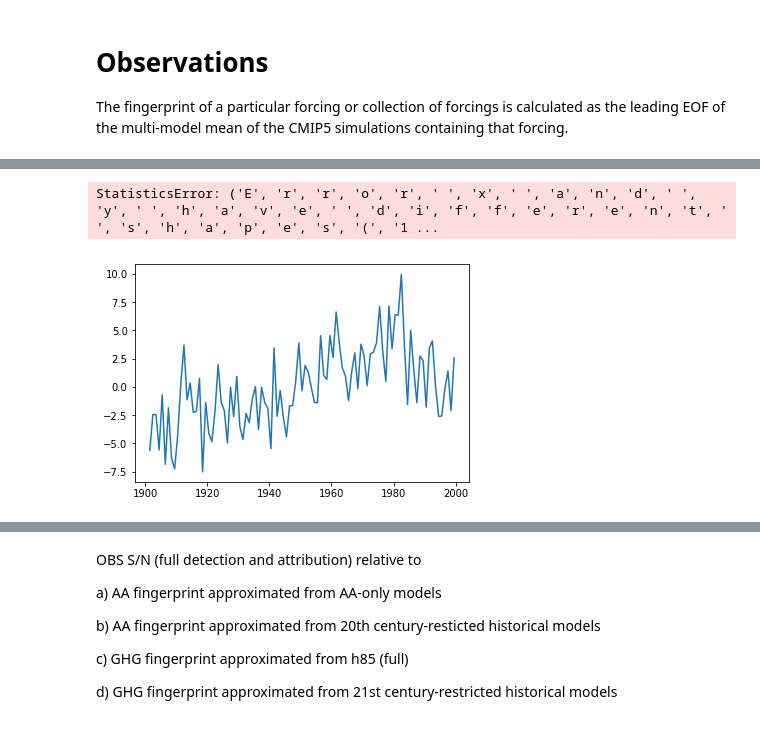
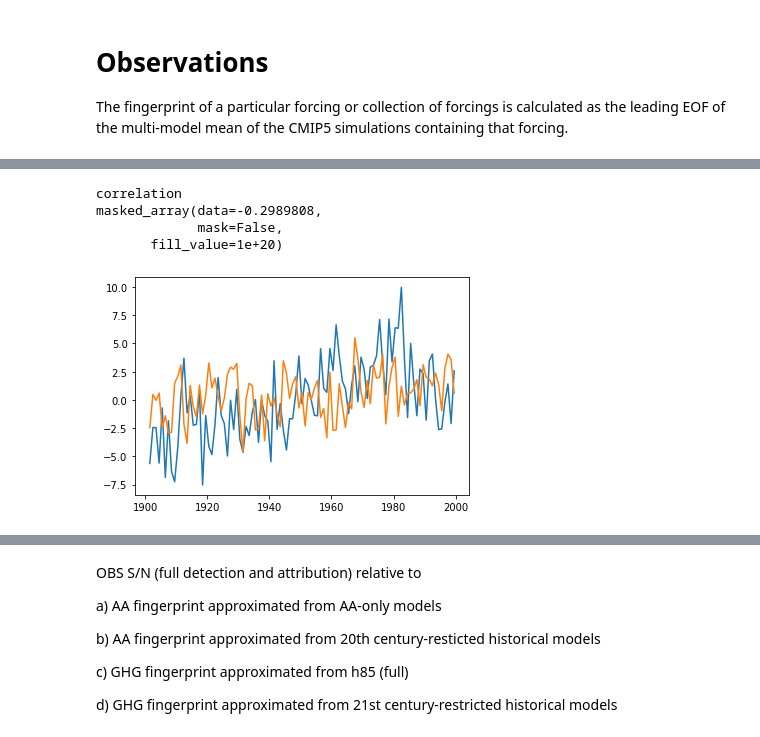
Before and after one commit to katemarvel/Sahel_Code, a Jupyter notebook: SahelFingerprinting-MESS.ipynb, the cells around one changed output, grey strips where cells are left out. Saved outputs shown, nothing was run; the diff lists cells and outputs as text; code cells hidden in the pictures.

```diff
--- a/SahelFingerprinting-MESS.ipynb
+++ b/SahelFingerprinting-MESS.ipynb
@@ -201,6 +201,7 @@ aa=CMIP5DATA("AA")
 ## Model selection
 Because more models performed historical + rcp8.5 simulations than aerosol-only ones, we also need a class for h85 data from only these select models
 # %%
+
 aa_models=cmip5.models(aa.raw["pr_CE"])
 
 h85_models=cmip5.models(h85.raw["pr_CE"])
@@ -208,9 +209,10 @@ aamod=[y.split(".")[1] for y in aa_models]
 h85mod=[y.split(".")[1] for y in h85_models]
 okmods=np.intersect1d(np.unique(aamod),np.unique(h85mod))
 h85_keep=[]
-for model in h85mod:
+for i in range(len(h85mod)):
+    model = h85mod[i]
     if model in okmods:
-        h85_keep+=[h85mod.index(model)]
+        h85_keep+=[i]
 newanoms={}
 newmma={}
 for key in h85.anomalies.keys():
@@ -774,0 +803,7 @@ for i in range(100):
+# %%
+daily_directory = "/Volumes/SahelData/Sahel_daily/"
+
+f=cdms.open("/Volumes/SahelData/Sahel_daily/historical/CESM1-CAM5_r1i1p1_R1_EastSahel.nc")
+print(f.variables)
+import glob
+#glob.glob(daily_directory+"historical/*")
@@ -1021,6 +1116,7 @@ class Detector():
         plt.axvline(self.obs_signal,c=self.get_colors("obs"),label="CRU")
         plt.legend()
 # %%
-TEST = Detector(h85,aa,CRU)
-TEST.set_time_bounds("1901-1-1",'2005-12-31')
-TEST.DA("aa")
+TEST = Detector(h85=h85,aa=aa,CRU=CRU,select_h85=select_h85)
+#TEST.set_time_bounds("1901-1-1",'2005-12-31')
+
+#TEST.DA("aa")
@@ -1029,15 +1123,17 @@ TEST.DA("aa")
 # %%
-
+TEST.set_time_bounds('1901-1-1','1999-12-31')
 projections,PC = TEST.get_model_projections("h85",fingerprint_time=('1901-1-1','1999-12-31'))
-projections_on_aa,PC_aa=TEST.get_model_projections("aa",projections_from=TEST.h85)
+#projections_on_aa,PC_aa=TEST.get_model_projections("aa",projections_from=TEST.h85)
 Plotting.time_plot(PC)
 
 modsigs=TEST.model_projection_coefficients("h85",fingerprint_time=('1901-1-1','1999-12-31'))
-np.argmax(modsigs)
-Plotting.time_plot(projections[np.argmax(modsigs)])
-plt.figure()
-tmp=plt.hist(modsigs,density=True)
-np.max(modsigs)
+
+Plotting.time_plot(projections[int(np.argmax(modsigs))])
+#Plotting.time_plot(MV.average(projections,axis=0))
+genutil.statistics.correlation(MV.average(projections,axis=0),PC)
 # %% [output]
-StatisticsError: ('E', 'r', 'r', 'o', 'r', ' ', 'x', ' ', 'a', 'n', 'd', ' ', 'y', ' ', 'h', 'a', 'v', 'e', ' ', 'd', 'i', 'f', 'f', 'e', 'r', 'e', 'n', 't', ' ', 's', 'h', 'a', 'p', 'e', 's', '(', '1 ...
+correlation
+masked_array(data=-0.2989808,
+             mask=False,
+       fill_value=1e+20)
-[figure, old version]
+[figure, new version]
```
Also changed, not shown: parts of 49 cells of this notebook, 1 other file.
